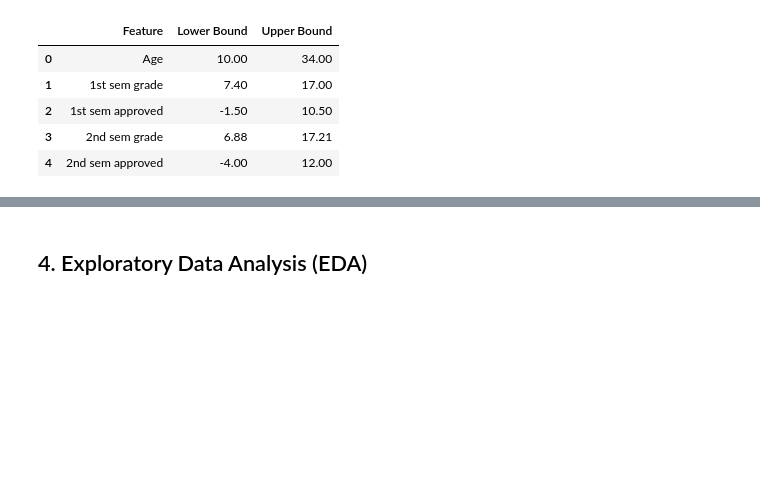
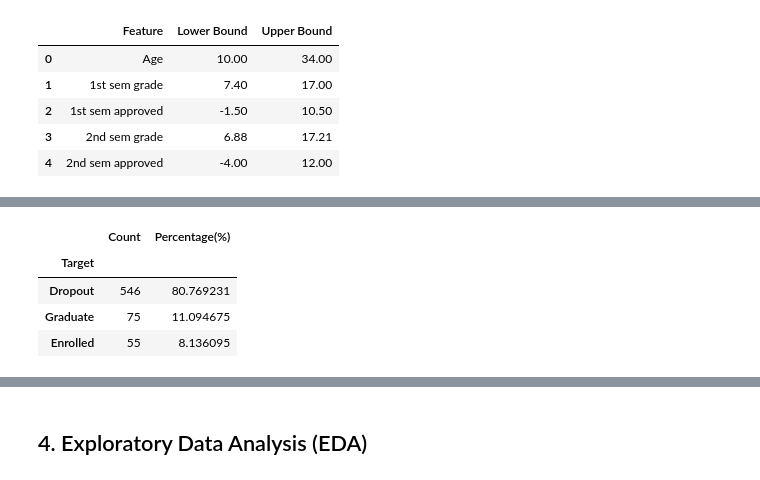
Before and after one commit to Neeraj14356/EduPulse-Student-Retention-Analysis, a Jupyter notebook: notebooks/edupulse_student_retention_analysis.ipynb, the cells around one changed output, grey strips where cells are left out. Drawn from its saved outputs; the diff is of its cells as text; code cells hidden in the pictures; blank space fills up the shorter version.

Commit message:
complete student dropout analysis

```diff
--- a/notebooks/edupulse_student_retention_analysis.ipynb
+++ b/notebooks/edupulse_student_retention_analysis.ipynb
@@ -159,0 +229,17 @@ outlier_df
+# %%
+zero_grade = df[ (df['Curricular units 1st sem (grade)'] == 0)  & (df['Curricular units 2nd sem (grade)'] == 0)]
+counts = zero_grade['Target'].value_counts()
+percentage = zero_grade['Target'].value_counts(normalize = True) * 100
+
+pd.DataFrame(
+    {
+        'Count':counts,
+        'Percentage(%)':percentage
+    }
+)
+# %% [output]
+|  | Count | Percentage(%) |
+| Target |  |  |
+| Dropout | 546 | 80.769231 |
+| Graduate | 75 | 11.094675 |
+| Enrolled | 55 | 8.136095 |
```
Also changed, not shown: parts of 73 cells of this notebook, 2 other files.
